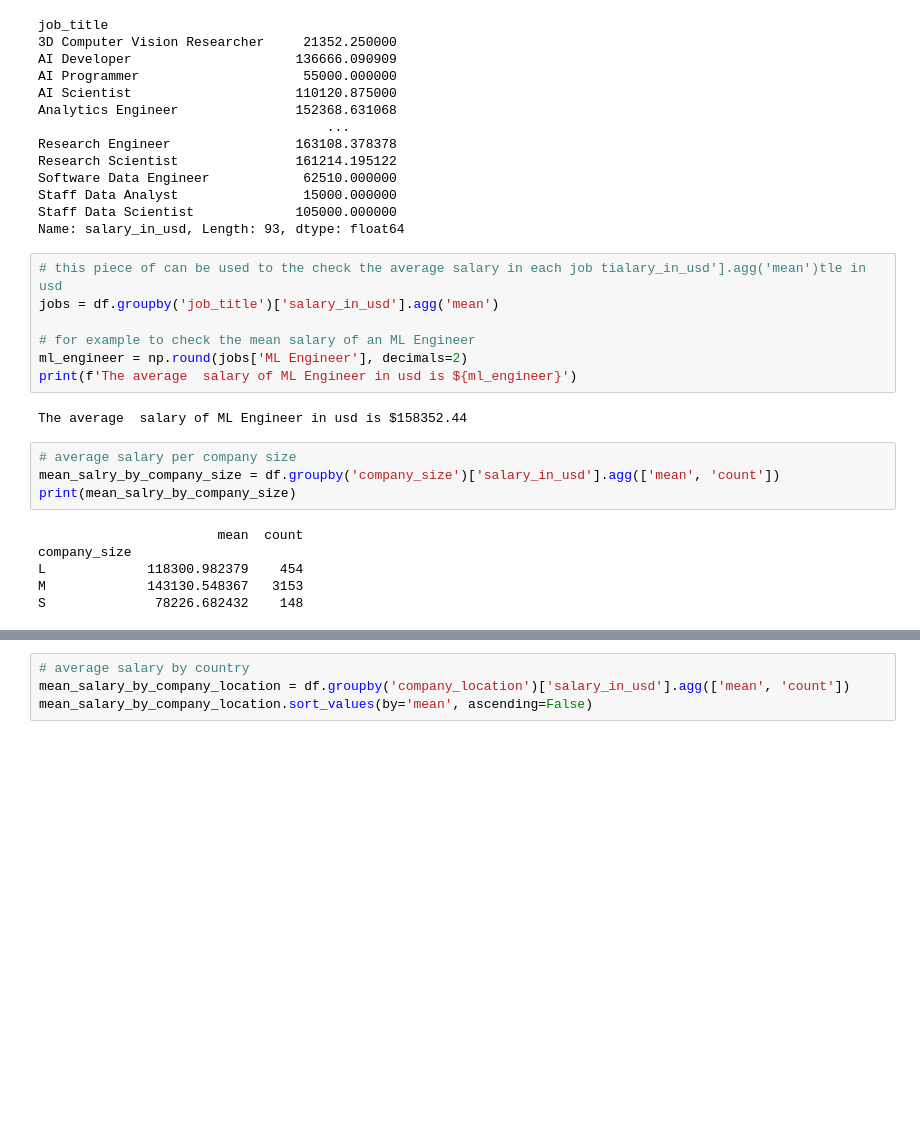
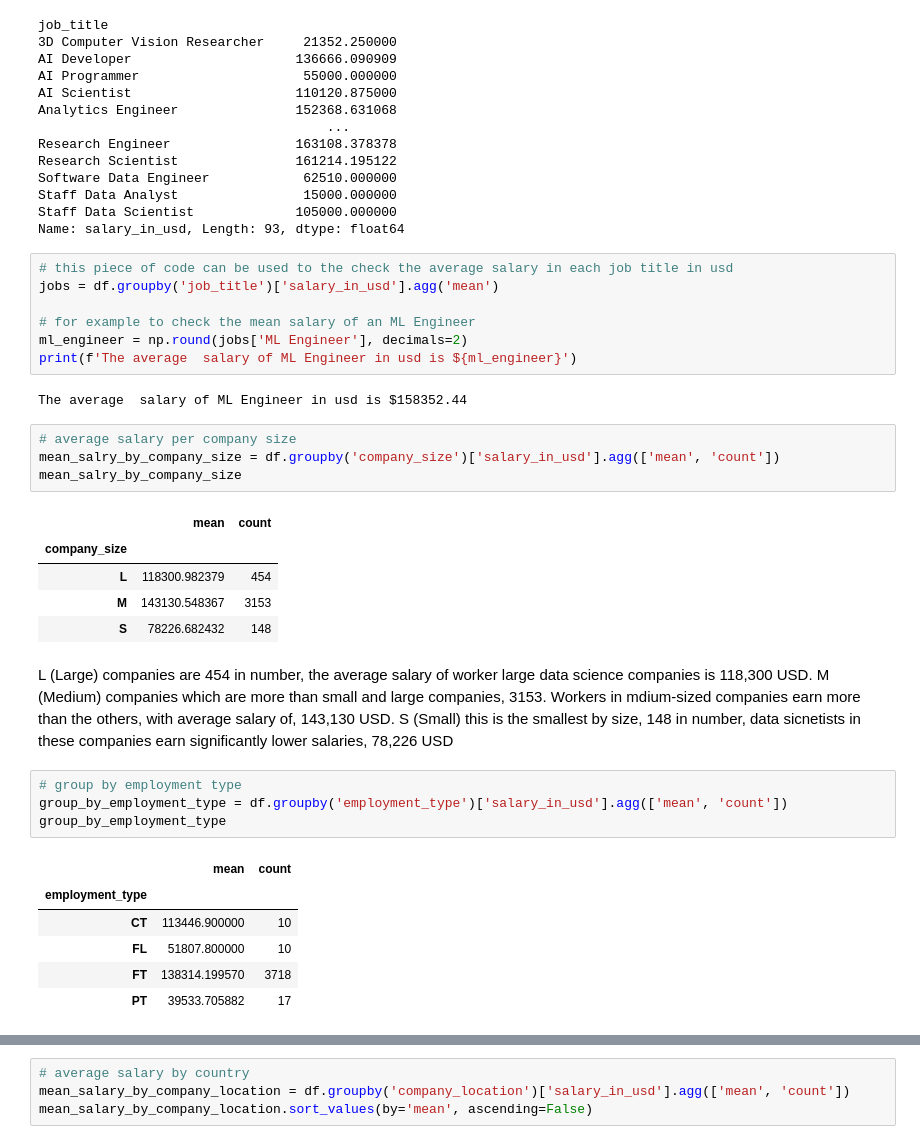
Before and after one commit to Soloskey1/data-projects, a Jupyter notebook: ds jobs dataset.ipynb, the cells around one changed output, grey strips where cells are left out. Saved outputs shown, nothing was run; the diff lists cells and outputs as text; blank space fills up the shorter version.

```diff
--- a/ds jobs dataset.ipynb
+++ b/ds jobs dataset.ipynb
@@ -114,7 +118,7 @@ Staff Data Analyst                15000.000000
 Staff Data Scientist             105000.000000
 Name: salary_in_usd, Length: 93, dtype: float64
 # %%
-# this piece of can be used to the check the average salary in each job tialary_in_usd'].agg('mean')tle in usd
+# this piece of code can be used to the check the average salary in each job title in usd
 jobs = df.groupby('job_title')['salary_in_usd'].agg('mean')
 
 # for example to check the mean salary of an ML Engineer
@@ -125,10 +129,25 @@ The average  salary of ML Engineer in usd is $158352.44
 # %%
 # average salary per company size
 mean_salry_by_company_size = df.groupby('company_size')['salary_in_usd'].agg(['mean', 'count'])
-print(mean_salry_by_company_size)
+mean_salry_by_company_size
 # %% [output]
-                       mean  count
-company_size
-L             118300.982379    454
-M             143130.548367   3153
-S              78226.682432    148
+|  | mean | count |
+| company_size |  |  |
+| L | 118300.982379 | 454 |
+| M | 143130.548367 | 3153 |
+| S | 78226.682432 | 148 |
+# %% [markdown]
+L (Large) companies are 454 in number, the average salary of worker large data science companies is 118,300 USD.
+M (Medium) companies which are more than small and large companies, 3153. Workers in mdium-sized companies earn more than the others, with average salary of, 143,130 USD.
+S (Small) this is the smallest by size, 148 in number, data sicnetists in these companies earn significantly lower salaries, 78,226 USD
+# %%
+# group by employment type
+group_by_employment_type = df.groupby('employment_type')['salary_in_usd'].agg(['mean', 'count'])
+group_by_employment_type
+# %% [output]
+|  | mean | count |
+| employment_type |  |  |
+| CT | 113446.900000 | 10 |
+| FL | 51807.800000 | 10 |
+| FT | 138314.199570 | 3718 |
+| PT | 39533.705882 | 17 |
```
Also changed, not shown: parts of 17 cells of this notebook.
